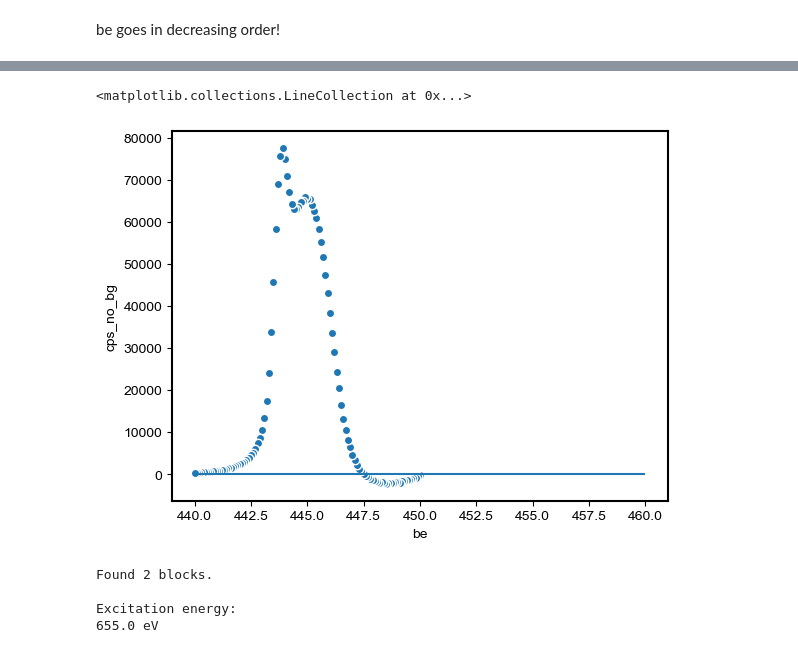
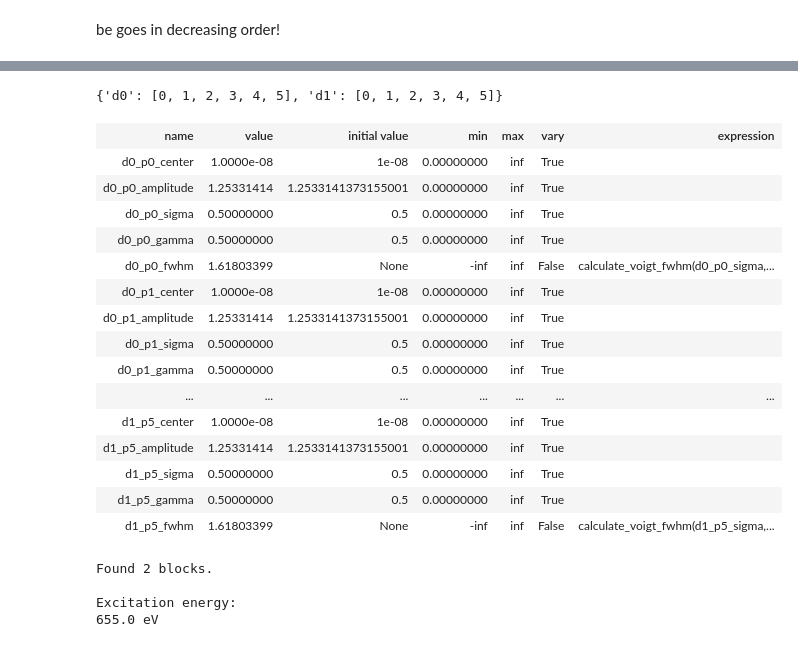
Before and after one commit to picklerixs/meitner, a Jupyter notebook: xarray_test.ipynb, the cells around one changed output, grey strips where cells are left out. Cells and saved outputs as stored; diff of their text form; code cells hidden in the pictures.

```diff
--- a/xarray_test.ipynb
+++ b/xarray_test.ipynb
@@ -44,12 +39,28 @@ data0.ds.plot.scatter(x='be',y='cps_no_bg')
-# %%
-fig, ax = plt.subplots()
-data0.ds.sel(be=slice(450,440)).plot.scatter(x='be',y='cps_no_bg',ax=ax)
-ax.hlines(data0.ds.argmin(dim='be')['cps_no_bg'],xmin=440,xmax=460)
-# %% [output]
-<matplotlib.collections.LineCollection at 0x...>
-[figure, removed]
 # %%
 fit = meitner.Fit(xps_list, n_peaks=6, first_peak_index=0, fit=False)
+# %%
+fit.peak_ids
+# %% [output]
+{'d0': [0, 1, 2, 3, 4, 5], 'd1': [0, 1, 2, 3, 4, 5]}
+# %%
+fit.params
+# %% [output]
+| name | value | initial value | min | max | vary | expression |
+| d0_p0_center | 1.0000e-08 | 1e-08 | 0.00000000 | inf | True |  |
+| d0_p0_amplitude | 1.25331414 | 1.2533141373155001 | 0.00000000 | inf | True |  |
+| d0_p0_sigma | 0.50000000 | 0.5 | 0.00000000 | inf | True |  |
+| d0_p0_gamma | 0.50000000 | 0.5 | 0.00000000 | inf | True |  |
+| d0_p0_fwhm | 1.61803399 | None | -inf | inf | False | calculate_voigt_fwhm(d0_p0_sigma,... |
+| d0_p1_center | 1.0000e-08 | 1e-08 | 0.00000000 | inf | True |  |
+| d0_p1_amplitude | 1.25331414 | 1.2533141373155001 | 0.00000000 | inf | True |  |
+| d0_p1_sigma | 0.50000000 | 0.5 | 0.00000000 | inf | True |  |
+| d0_p1_gamma | 0.50000000 | 0.5 | 0.00000000 | inf | True |  |
+| ... | ... | ... | ... | ... | ... | ... |
+| d1_p5_center | 1.0000e-08 | 1e-08 | 0.00000000 | inf | True |  |
+| d1_p5_amplitude | 1.25331414 | 1.2533141373155001 | 0.00000000 | inf | True |  |
+| d1_p5_sigma | 0.50000000 | 0.5 | 0.00000000 | inf | True |  |
+| d1_p5_gamma | 0.50000000 | 0.5 | 0.00000000 | inf | True |  |
+| d1_p5_fwhm | 1.61803399 | None | -inf | inf | False | calculate_voigt_fwhm(d1_p5_sigma,... |
 # %%
 file1 = 'au3-0001.pxt.vms'
 xps1 = meitner.Xps.from_vamas(path=file1, region_id=1)
```
Also changed, not shown: parts of 1 cell of this notebook, 1 other file.
